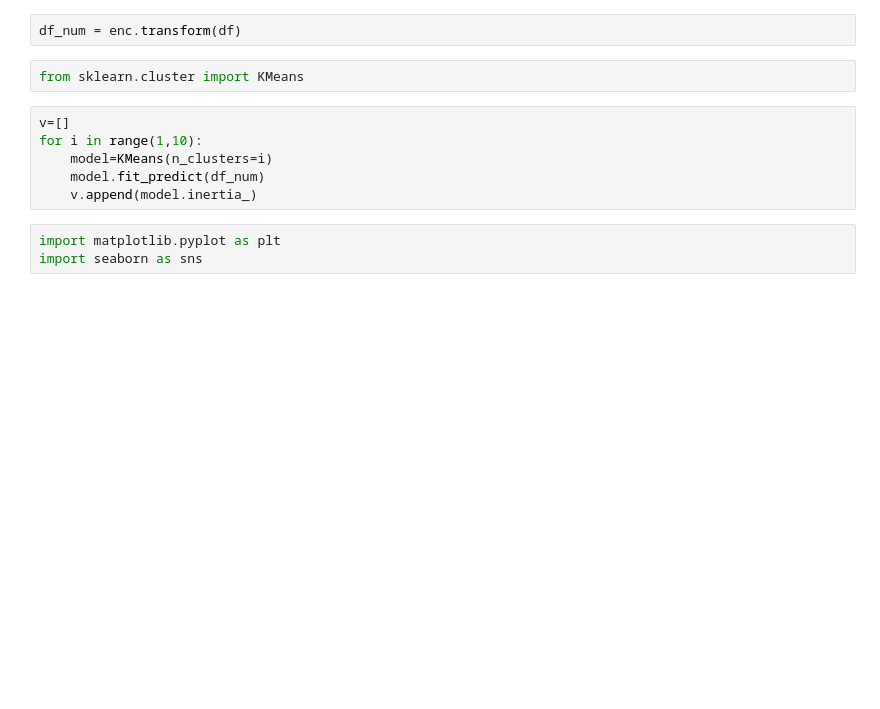
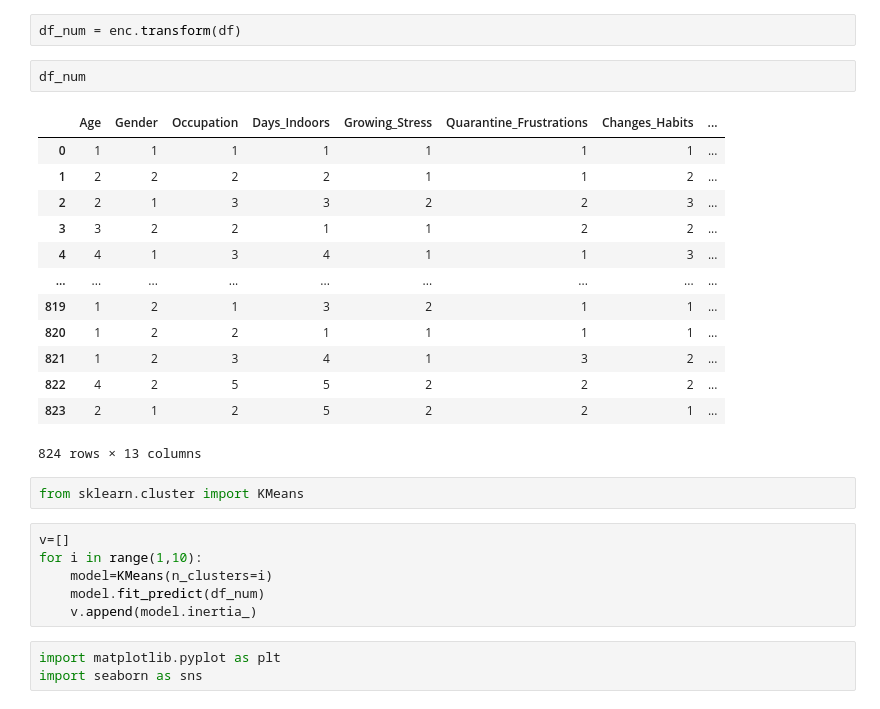
Before and after one commit to danielrawlins21/MentalHealth_DataAnalysis, a Jupyter notebook: Notebook/Model_Design.ipynb, the cells around one changed output. Drawn from its saved outputs; the diff is of its cells as text; blank space fills up the shorter version.

```diff
--- a/Notebook/Model_Design.ipynb
+++ b/Notebook/Model_Design.ipynb
@@ -37,5 +78,21 @@ enc = BinaryEncoder(cols=['Gender',
 # %%
 df_num = enc.transform(df)
+# %%
+df_num
+# %% [output]
+|  | Age | Gender | Occupation | Days_Indoors | Growing_Stress | Quarantine_Frustrations | Changes_Habits | ... |
+| 0 | 1 | 1 | 1 | 1 | 1 | 1 | 1 | ... |
+| 1 | 2 | 2 | 2 | 2 | 1 | 1 | 2 | ... |
+| 2 | 2 | 1 | 3 | 3 | 2 | 2 | 3 | ... |
+| 3 | 3 | 2 | 2 | 1 | 1 | 2 | 2 | ... |
+| 4 | 4 | 1 | 3 | 4 | 1 | 1 | 3 | ... |
+| ... | ... | ... | ... | ... | ... | ... | ... | ... |
+| 819 | 1 | 2 | 1 | 3 | 2 | 1 | 1 | ... |
+| 820 | 1 | 2 | 2 | 1 | 1 | 1 | 1 | ... |
+| 821 | 1 | 2 | 3 | 4 | 1 | 3 | 2 | ... |
+| 822 | 4 | 2 | 5 | 5 | 2 | 2 | 2 | ... |
+| 823 | 2 | 1 | 2 | 5 | 2 | 2 | 1 | ... |
+824 rows × 13 columns
 # %%
 from sklearn.cluster import KMeans
 # %%
```
Also changed, not shown: parts of 9 cells of this notebook.
